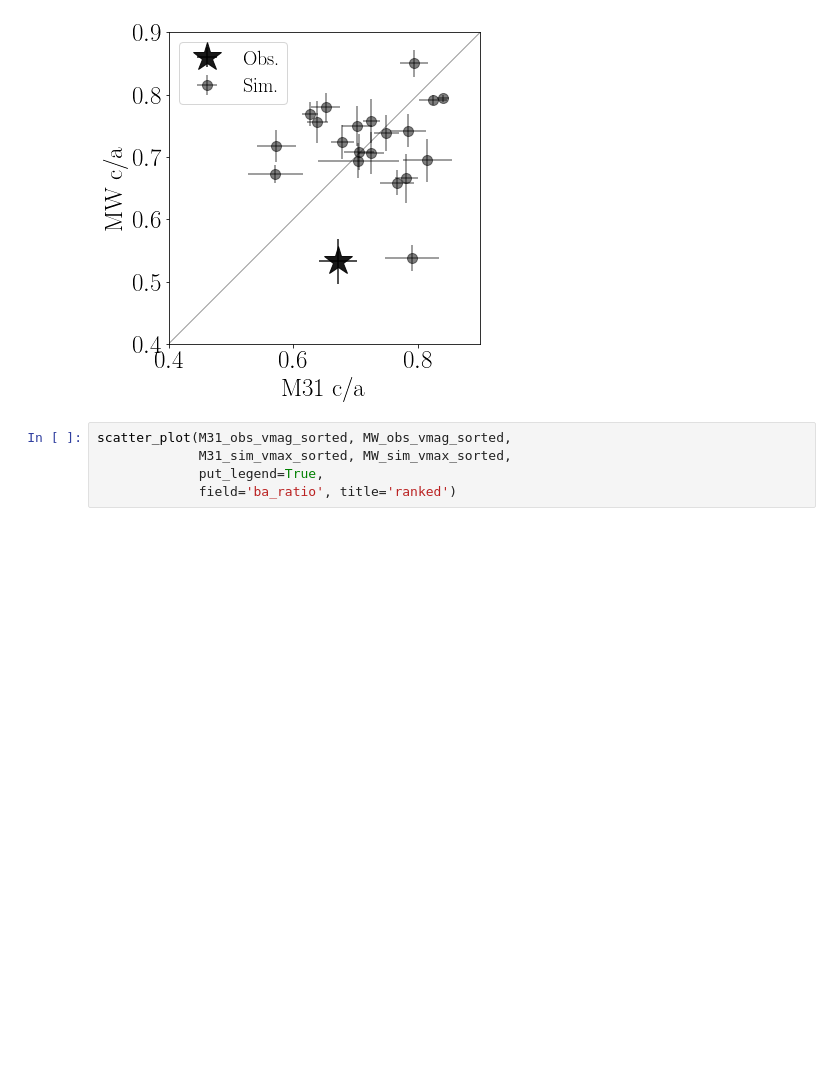
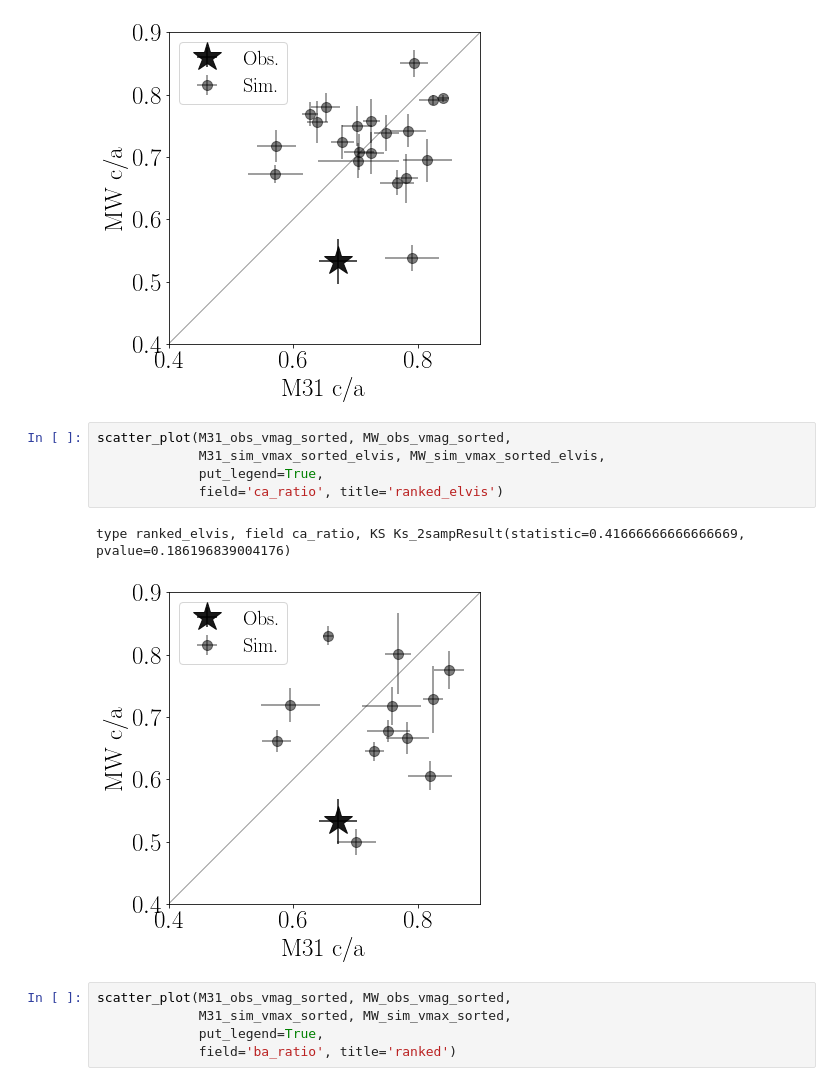
Before and after one commit to astroandes/SatelliteShapeLG, a Jupyter notebook: code/plot.ipynb, the cells around one changed output. Drawn from its saved outputs; the diff is of its cells as text; blank space fills up the shorter version.

```diff
--- a/code/plot.ipynb
+++ b/code/plot.ipynb
@@ -393,6 +415,14 @@ scatter_plot(M31_obs_vmag_sorted, MW_obs_vmag_sorted,
 # %% [output]
 type ranked, field ca_ratio, KS Ks_2sampResult(statistic=0.20000000000000001, pvalue=0.77095294467658682)
 [figure]
+# %%
+scatter_plot(M31_obs_vmag_sorted, MW_obs_vmag_sorted,
+             M31_sim_vmax_sorted_elvis, MW_sim_vmax_sorted_elvis,
+             put_legend=True,
+             field='ca_ratio', title='ranked_elvis')
+# %% [output]
+type ranked_elvis, field ca_ratio, KS Ks_2sampResult(statistic=0.41666666666666669, pvalue=0.186196839004176)
+[figure, added]
 # %%
 scatter_plot(M31_obs_vmag_sorted, MW_obs_vmag_sorted,
              M31_sim_vmax_sorted, MW_sim_vmax_sorted,
```
Also changed, not shown: parts of 14 cells of this notebook.
